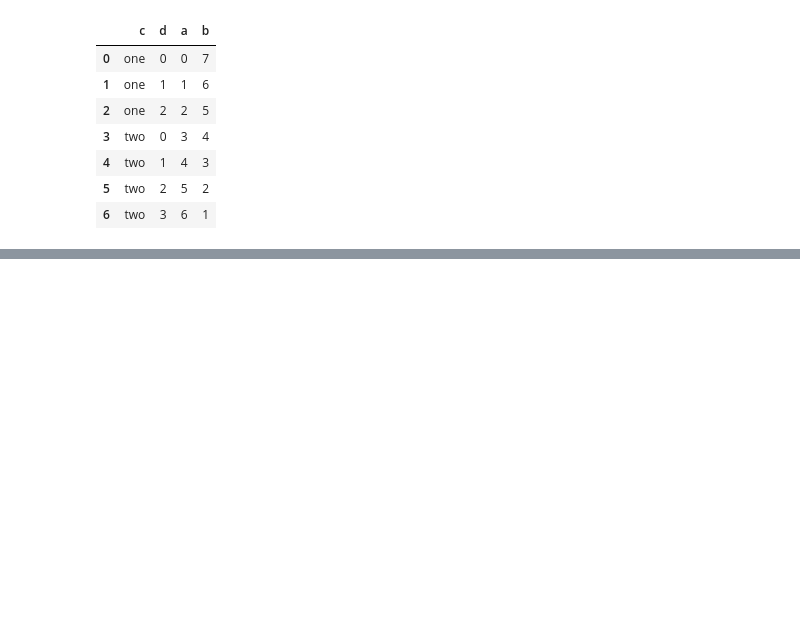
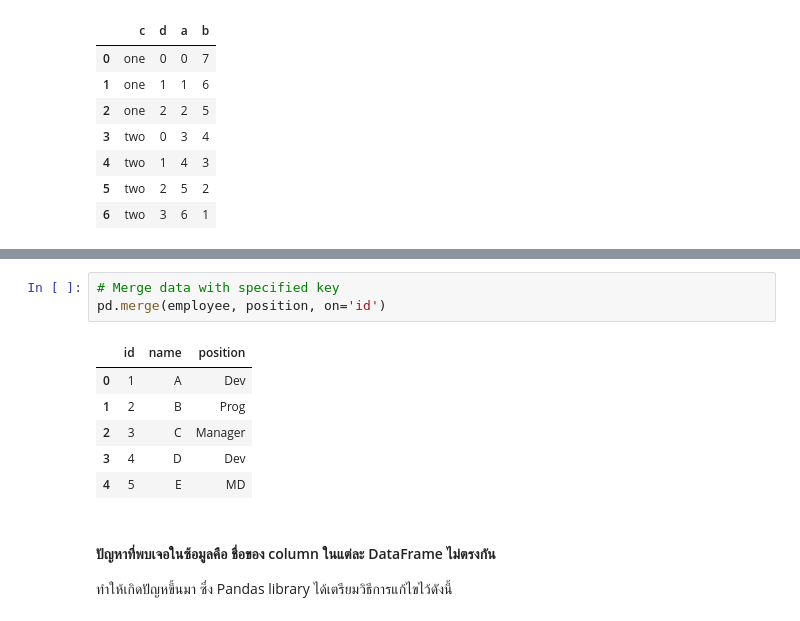
Before and after one commit to up1/course-basic-python, a Jupyter notebook: notebook/data_wrangling_with_pandas.ipynb, the cells around one changed output, grey strips where cells are left out. Saved outputs shown, nothing was run; the diff lists cells and outputs as text; blank space fills up the shorter version.

```diff
--- a/notebook/data_wrangling_with_pandas.ipynb
+++ b/notebook/data_wrangling_with_pandas.ipynb
@@ -332,0 +377,14 @@ data_new.reset_index()
+# %%
+# Merge data with specified key
+pd.merge(employee, position, on='id')
+# %% [output]
+|  | id | name | position |
+| 0 | 1 | A | Dev |
+| 1 | 2 | B | Prog |
+| 2 | 3 | C | Manager |
+| 3 | 4 | D | Dev |
+| 4 | 5 | E | MD |
+# %% [markdown]
+#### ปัญหาที่พบเจอในซ้อมูลคือ ชื่อของ column ในแต่ละ DataFrame ไม่ตรงกัน
+
+ทำให้เกิดปัญหขึ้นมา ซึ่ง Pandas library ได้เตรียมวิธีการแก้ไขไว้ดังนี้
```
Also changed, not shown: parts of 14 cells of this notebook.
